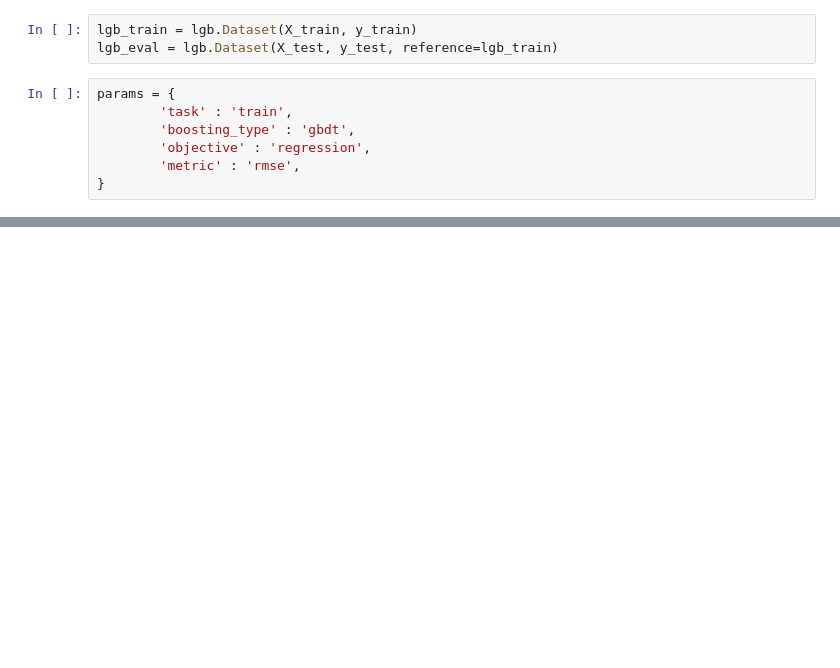
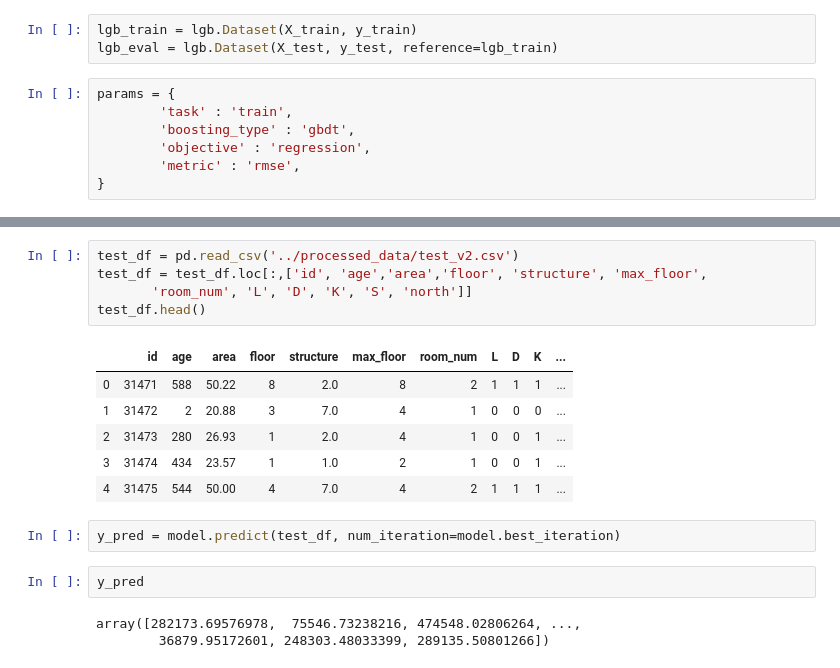
Before and after one commit to yaneura-no-gomi/mynavi_2019, a Jupyter notebook: notebook/0927_fit_predict.ipynb, the cells around one changed output, grey strips where cells are left out. Cells and saved outputs as stored; diff of their text form; blank space fills up the shorter version.

```diff
--- a/notebook/0927_fit_predict.ipynb
+++ b/notebook/0927_fit_predict.ipynb
@@ -48,0 +79,19 @@ model = lgb.train(params, lgb_train, valid_sets=lgb_eval,num_boost_round=5000)
+# %%
+test_df = pd.read_csv('../processed_data/test_v2.csv')
+test_df = test_df.loc[:,['id', 'age','area','floor', 'structure', 'max_floor',
+       'room_num', 'L', 'D', 'K', 'S', 'north']]
+test_df.head()
+# %% [output]
+|  | id | age | area | floor | structure | max_floor | room_num | L | D | K | ... |
+| 0 | 31471 | 588 | 50.22 | 8 | 2.0 | 8 | 2 | 1 | 1 | 1 | ... |
+| 1 | 31472 | 2 | 20.88 | 3 | 7.0 | 4 | 1 | 0 | 0 | 0 | ... |
+| 2 | 31473 | 280 | 26.93 | 1 | 2.0 | 4 | 1 | 0 | 0 | 1 | ... |
+| 3 | 31474 | 434 | 23.57 | 1 | 1.0 | 2 | 1 | 0 | 0 | 1 | ... |
+| 4 | 31475 | 544 | 50.00 | 4 | 7.0 | 4 | 2 | 1 | 1 | 1 | ... |
+# %%
+y_pred = model.predict(test_df, num_iteration=model.best_iteration)
+# %%
+y_pred
+# %% [output]
+array([282173.69576978,  75546.73238216, 474548.02806264, ...,
+        36879.95172601, 248303.48033399, 289135.50801266])
```
Also changed, not shown: parts of 9 cells of this notebook, 3 other files.
